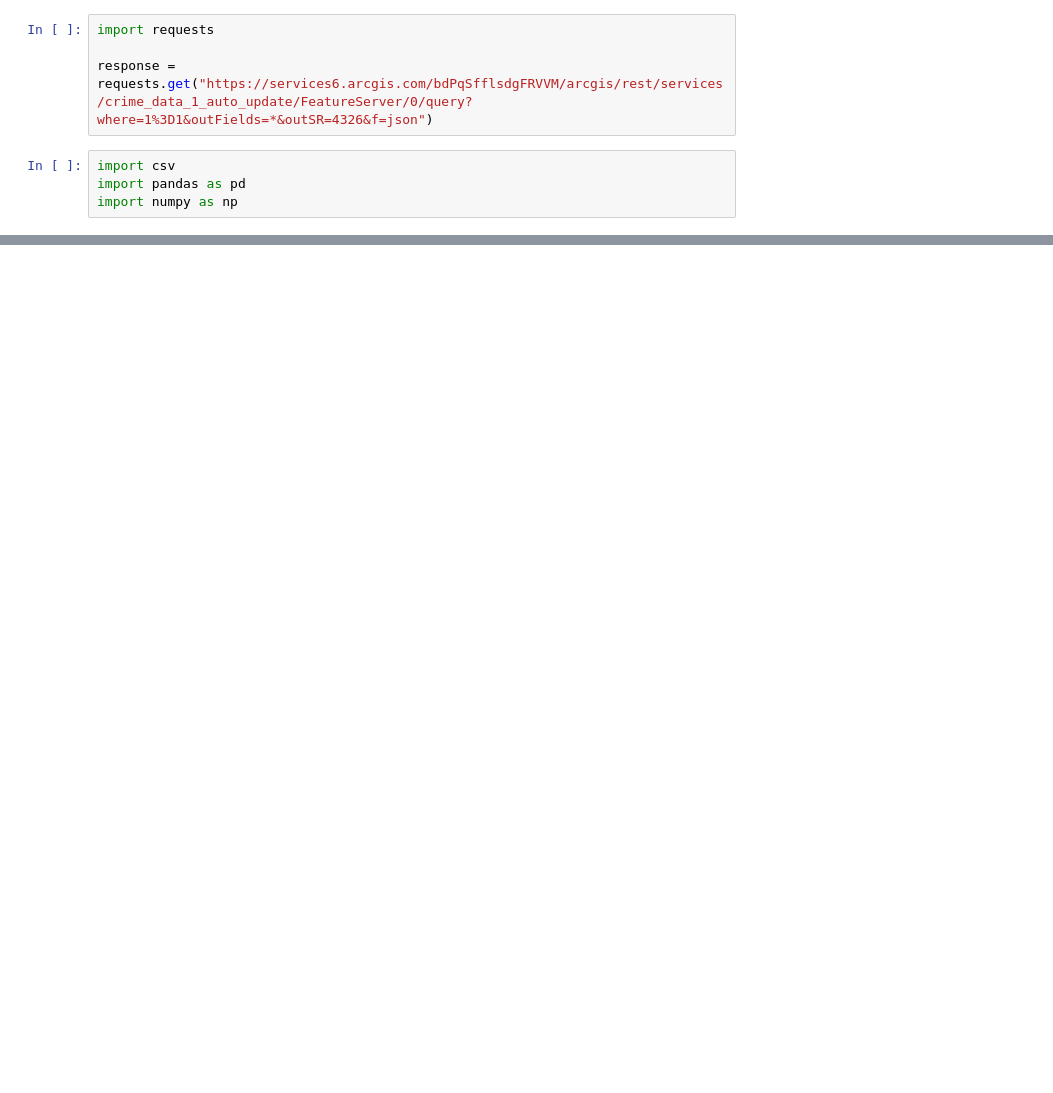
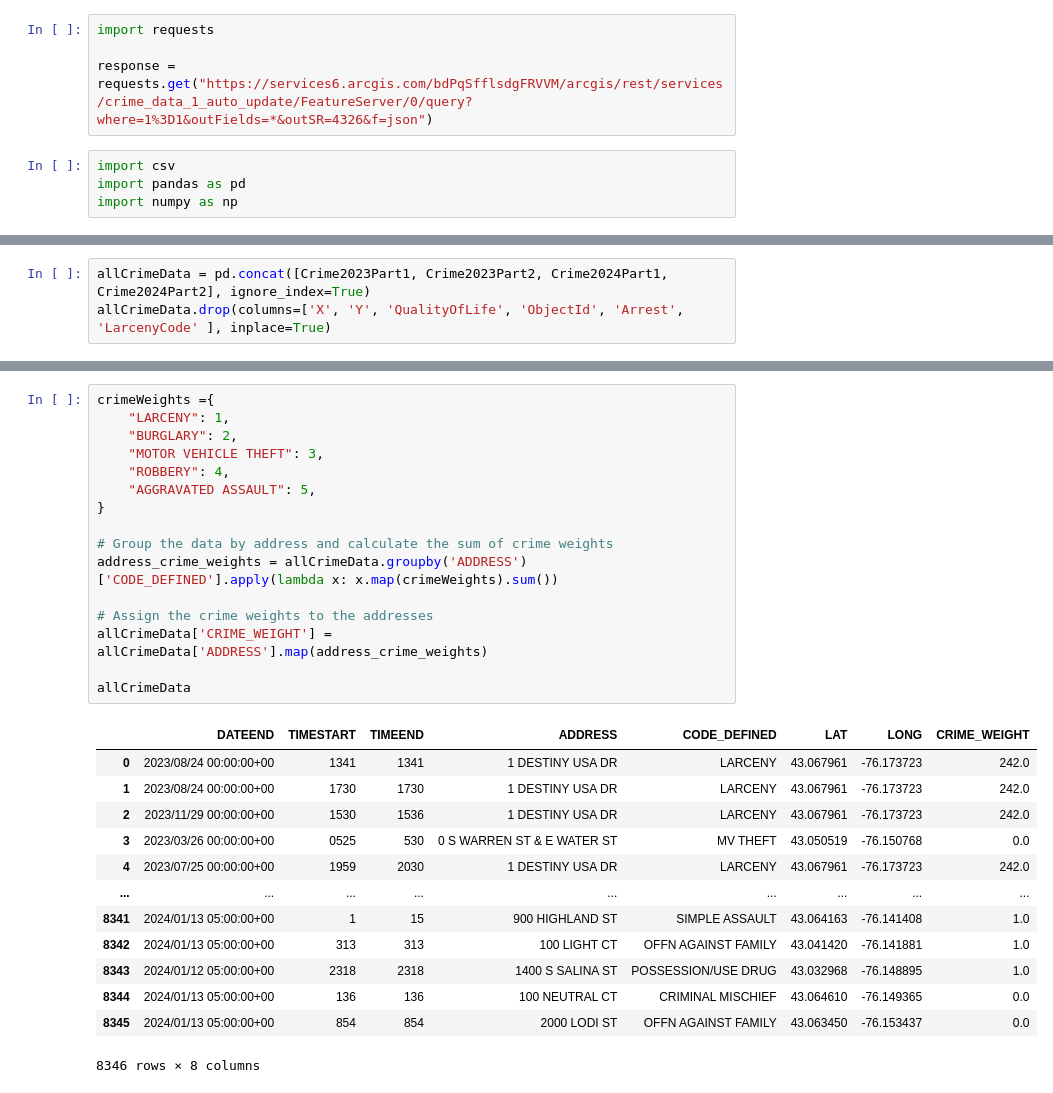
Before and after one commit to rangelkoli/WalkSafe, a Jupyter notebook: backend/EDA.ipynb, the cells around one changed output, grey strips where cells are left out. Saved outputs shown, nothing was run; the diff lists cells and outputs as text; blank space fills up the shorter version.

```diff
--- a/backend/EDA.ipynb
+++ b/backend/EDA.ipynb
@@ -129,0 +89,3 @@ m
+# %%
+allCrimeData = pd.concat([Crime2023Part1, Crime2023Part2, Crime2024Part1, Crime2024Part2], ignore_index=True)
+allCrimeData.drop(columns=['X', 'Y', 'QualityOfLife', 'ObjectId', 'Arrest', 'LarcenyCode' ], inplace=True)
@@ -129,0 +119,30 @@ m
+# %%
+crimeWeights ={
+    "LARCENY": 1,
+    "BURGLARY": 2,
+    "MOTOR VEHICLE THEFT": 3,
+    "ROBBERY": 4,
+    "AGGRAVATED ASSAULT": 5,
+}
+
+# Group the data by address and calculate the sum of crime weights
+address_crime_weights = allCrimeData.groupby('ADDRESS')['CODE_DEFINED'].apply(lambda x: x.map(crimeWeights).sum())
+
+# Assign the crime weights to the addresses
+allCrimeData['CRIME_WEIGHT'] = allCrimeData['ADDRESS'].map(address_crime_weights)
+
+allCrimeData
+# %% [output]
+|  | DATEEND | TIMESTART | TIMEEND | ADDRESS | CODE_DEFINED | LAT | LONG | CRIME_WEIGHT |
+| 0 | 2023/08/24 00:00:00+00 | 1341 | 1341 | 1 DESTINY USA DR | LARCENY | 43.067961 | -76.173723 | 242.0 |
+| 1 | 2023/08/24 00:00:00+00 | 1730 | 1730 | 1 DESTINY USA DR | LARCENY | 43.067961 | -76.173723 | 242.0 |
+| 2 | 2023/11/29 00:00:00+00 | 1530 | 1536 | 1 DESTINY USA DR | LARCENY | 43.067961 | -76.173723 | 242.0 |
+| 3 | 2023/03/26 00:00:00+00 | 0525 | 530 | 0 S WARREN ST & E WATER ST | MV THEFT | 43.050519 | -76.150768 | 0.0 |
+| 4 | 2023/07/25 00:00:00+00 | 1959 | 2030 | 1 DESTINY USA DR | LARCENY | 43.067961 | -76.173723 | 242.0 |
+| ... | ... | ... | ... | ... | ... | ... | ... | ... |
+| 8341 | 2024/01/13 05:00:00+00 | 1 | 15 | 900 HIGHLAND ST | SIMPLE ASSAULT | 43.064163 | -76.141408 | 1.0 |
+| 8342 | 2024/01/13 05:00:00+00 | 313 | 313 | 100 LIGHT CT | OFFN AGAINST FAMILY | 43.041420 | -76.141881 | 1.0 |
+| 8343 | 2024/01/12 05:00:00+00 | 2318 | 2318 | 1400 S SALINA ST | POSSESSION/USE DRUG | 43.032968 | -76.148895 | 1.0 |
+| 8344 | 2024/01/13 05:00:00+00 | 136 | 136 | 100 NEUTRAL CT | CRIMINAL MISCHIEF | 43.064610 | -76.149365 | 0.0 |
+| 8345 | 2024/01/13 05:00:00+00 | 854 | 854 | 2000 LODI ST | OFFN AGAINST FAMILY | 43.063450 | -76.153437 | 0.0 |
+8346 rows × 8 columns
```
Also changed, not shown: parts of 14 cells of this notebook, 17 other files.
